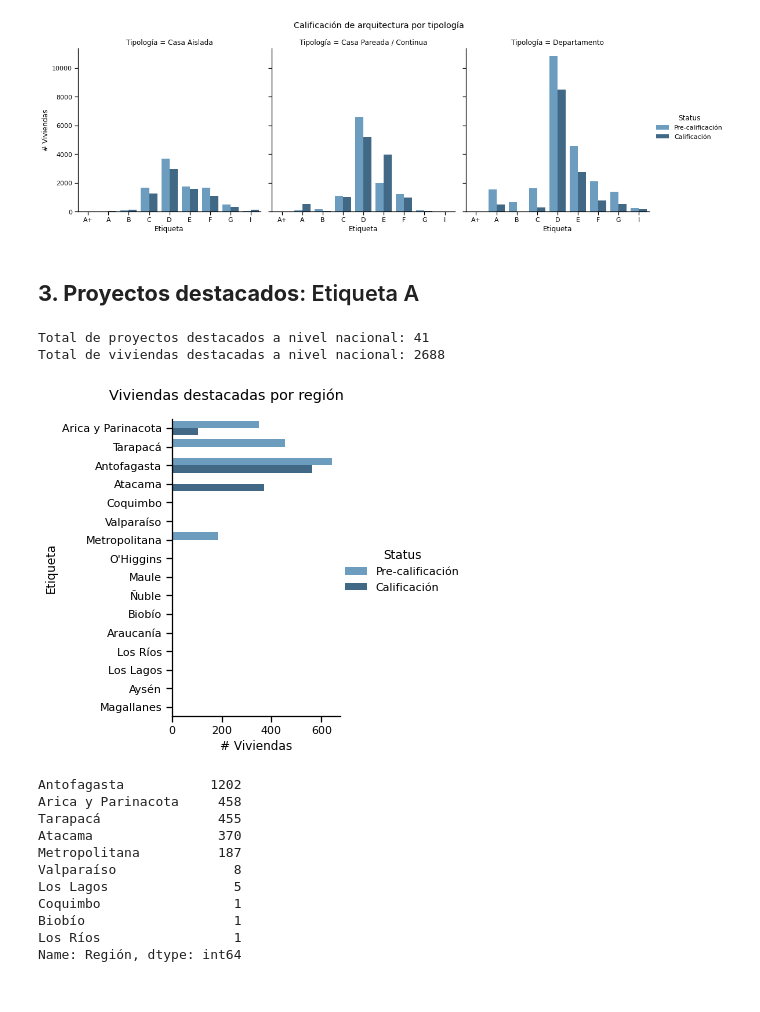
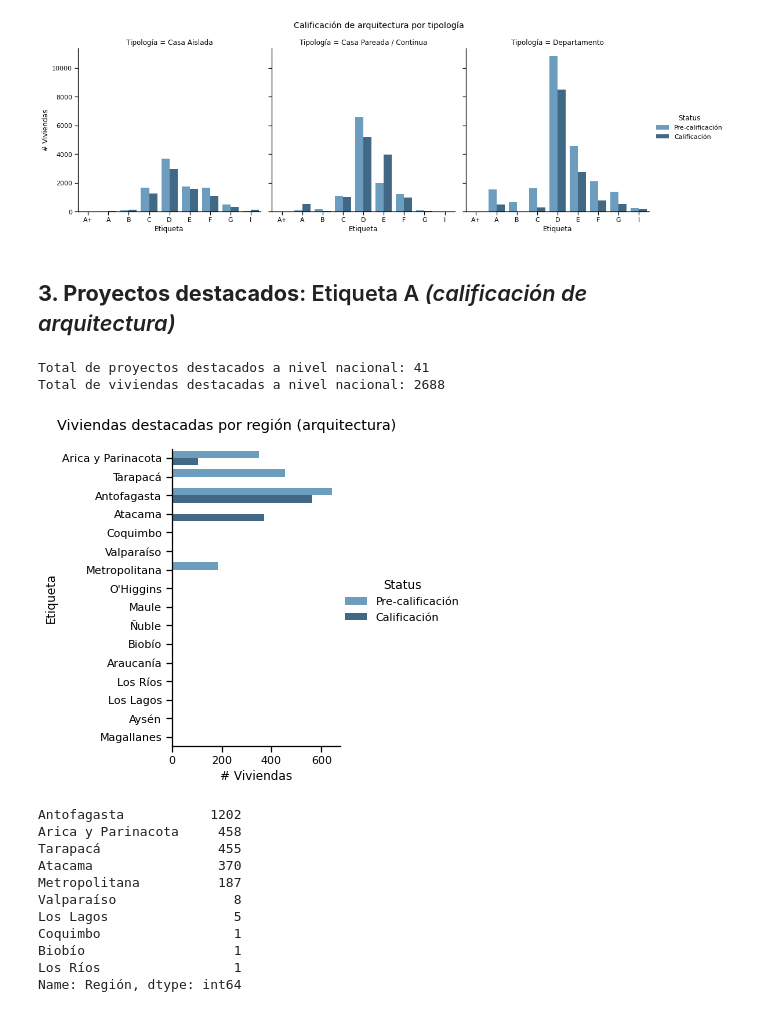
Before and after one commit to roruizf/cev-statistics-analysis, a Jupyter notebook: cev_analysis.ipynb, the cells around one changed output. Cells and saved outputs as stored; diff of their text form; code cells hidden in the pictures.

```diff
--- a/cev_analysis.ipynb
+++ b/cev_analysis.ipynb
@@ -125,7 +120,7 @@ plt.show()
 # %% [output]
 [figure]
 # %% [markdown]
-## __3. Proyectos destacados__: Etiqueta A
+## __3. Proyectos destacados__: Etiqueta A *(calificación de arquitectura)*
 # %%
 index = df['CE'] <= 'A'
 proy_dest = df.loc[index, :]
@@ -137,13 +132,13 @@ Total de viviendas destacadas a nivel nacional: 2688
 # %%
 sns.set_context('notebook')
 g = sns.catplot(y='Región', data=proy_dest, kind='count', hue='Status', palette='Blues_d')
-g.fig.suptitle("Viviendas destacadas por región", y=1.05)
+g.fig.suptitle("Viviendas destacadas por región (arquitectura)", y=1.05)
 g.set(ylabel="Etiqueta", xlabel="# Viviendas")
 # plt.xticks(rotation=45)
 # g.fig.set_size_inches(15,5)
 plt.show()
 # %% [output]
-[figure, old version]
+[figure, new version]
 # %%
 count = proy_dest['Región'].value_counts()
 print(count[count>0])
```
Also changed, not shown: parts of 9 cells of this notebook, 1 other file.
